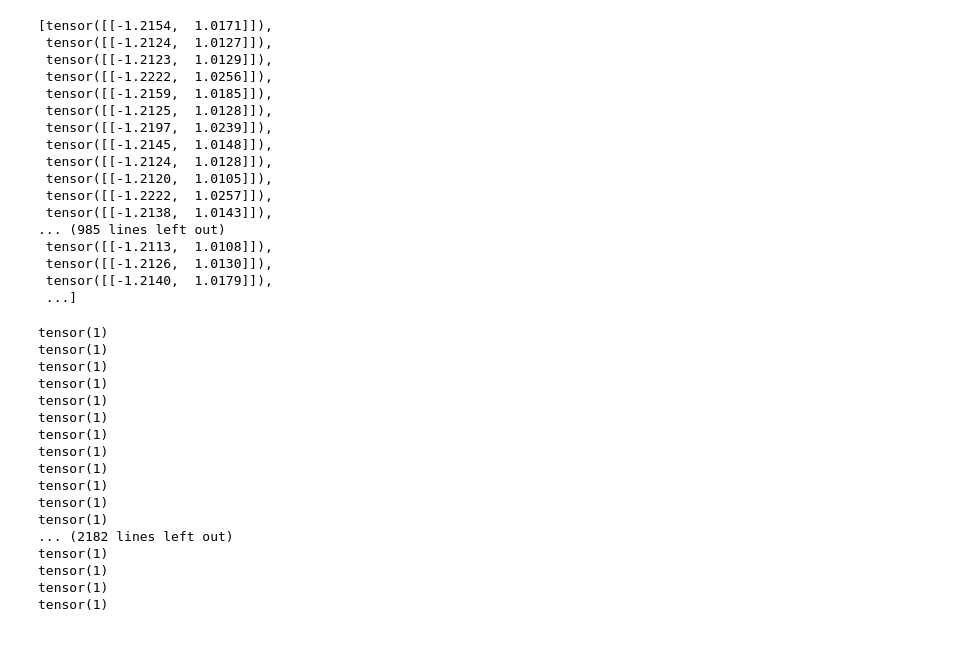
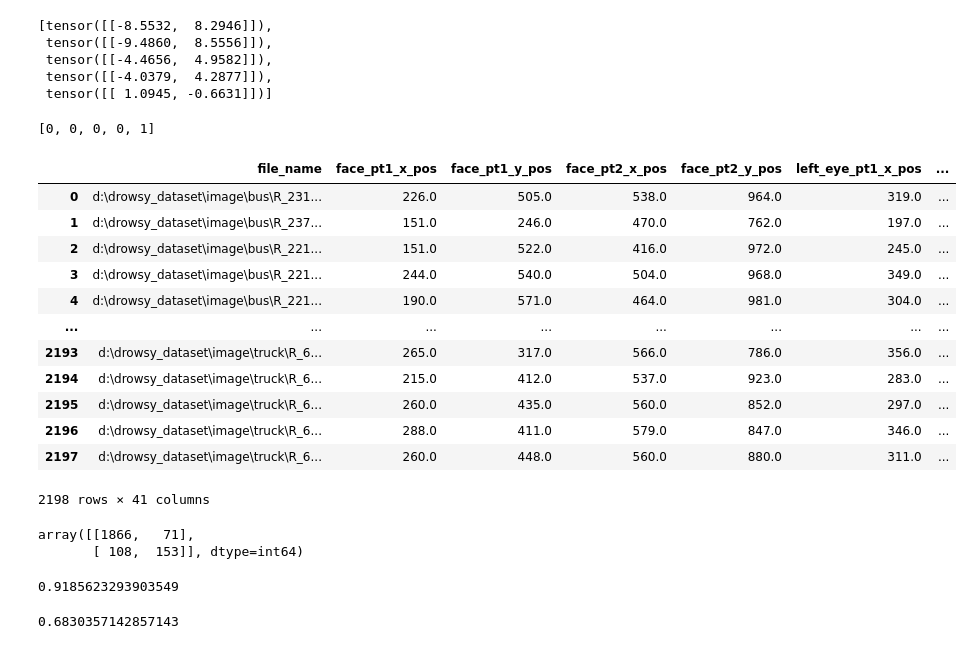
Before and after one commit to jinbeomjeong/drowsy_detection, a Jupyter notebook: analysis_drowsy_detection.ipynb, the cells around one changed output. Drawn from its saved outputs; the diff is of its cells as text; code cells hidden in the pictures.

```diff
--- a/analysis_drowsy_detection.ipynb
+++ b/analysis_drowsy_detection.ipynb
@@ -132,41 +133,47 @@ C:\workspace\drowsy_detection\venv\lib\site-packages\pytorch_lightning\trainer\c
 # %%
-pred
+pred[0:5]
 # %% [output]
-[tensor([[-1.2154,  1.0171]]),
- tensor([[-1.2124,  1.0127]]),
- tensor([[-1.2123,  1.0129]]),
- tensor([[-1.2222,  1.0256]]),
- tensor([[-1.2159,  1.0185]]),
- tensor([[-1.2125,  1.0128]]),
- tensor([[-1.2197,  1.0239]]),
- tensor([[-1.2145,  1.0148]]),
- tensor([[-1.2124,  1.0128]]),
- tensor([[-1.2120,  1.0105]]),
- tensor([[-1.2222,  1.0257]]),
- tensor([[-1.2138,  1.0143]]),
-... (985 lines left out)
- tensor([[-1.2113,  1.0108]]),
- tensor([[-1.2126,  1.0130]]),
- tensor([[-1.2140,  1.0179]]),
- ...]
+[tensor([[-8.5532,  8.2946]]),
+ tensor([[-9.4860,  8.5556]]),
+ tensor([[-4.4656,  4.9582]]),
+ tensor([[-4.0379,  4.2877]]),
+ tensor([[ 1.0945, -0.6631]])]
 # %%
+pred_result = list()
+
 for pr in pred:
-    print(np.argmax(pr))
+    pred_result.append(1-int(np.argmax(pr)))
-# %% [output]
-tensor(1)
-tensor(1)
-tensor(1)
-tensor(1)
-tensor(1)
-tensor(1)
-tensor(1)
-tensor(1)
-tensor(1)
-tensor(1)
-tensor(1)
-tensor(1)
-... (2182 lines left out)
-tensor(1)
-tensor(1)
-tensor(1)
-tensor(1)
+# %%
+pred_result[0:5]
+# %% [output]
+[0, 0, 0, 0, 1]
+# %%
+val_data = pd.read_csv('test_eye_shape_dataset.csv')
+val_data
+# %% [output]
+|  | file_name | face_pt1_x_pos | face_pt1_y_pos | face_pt2_x_pos | face_pt2_y_pos | left_eye_pt1_x_pos | ... |
+| 0 | d:\drowsy_dataset\image\bus\R_231... | 226.0 | 505.0 | 538.0 | 964.0 | 319.0 | ... |
+| 1 | d:\drowsy_dataset\image\bus\R_237... | 151.0 | 246.0 | 470.0 | 762.0 | 197.0 | ... |
+| 2 | d:\drowsy_dataset\image\bus\R_221... | 151.0 | 522.0 | 416.0 | 972.0 | 245.0 | ... |
+| 3 | d:\drowsy_dataset\image\bus\R_221... | 244.0 | 540.0 | 504.0 | 968.0 | 349.0 | ... |
+| 4 | d:\drowsy_dataset\image\bus\R_221... | 190.0 | 571.0 | 464.0 | 981.0 | 304.0 | ... |
+| ... | ... | ... | ... | ... | ... | ... | ... |
+| 2193 | d:\drowsy_dataset\image\truck\R_6... | 265.0 | 317.0 | 566.0 | 786.0 | 356.0 | ... |
+| 2194 | d:\drowsy_dataset\image\truck\R_6... | 215.0 | 412.0 | 537.0 | 923.0 | 283.0 | ... |
+| 2195 | d:\drowsy_dataset\image\truck\R_6... | 260.0 | 435.0 | 560.0 | 852.0 | 297.0 | ... |
+| 2196 | d:\drowsy_dataset\image\truck\R_6... | 288.0 | 411.0 | 579.0 | 847.0 | 346.0 | ... |
+| 2197 | d:\drowsy_dataset\image\truck\R_6... | 260.0 | 448.0 | 560.0 | 880.0 | 311.0 | ... |
+2198 rows × 41 columns
+# %%
+confusion_matrix(1-val_data['left_eye_opened'], pred_result)
+# %% [output]
+array([[1866,   71],
+       [ 108,  153]], dtype=int64)
+# %%
+accuracy_score(1-val_data['left_eye_opened'], pred_result)
+# %% [output]
+0.9185623293903549
+# %%
+precision_score(1-val_data['left_eye_opened'], pred_result)
+# %% [output]
+0.6830357142857143
```
Also changed, not shown: parts of 5 cells of this notebook, 8 other files.
